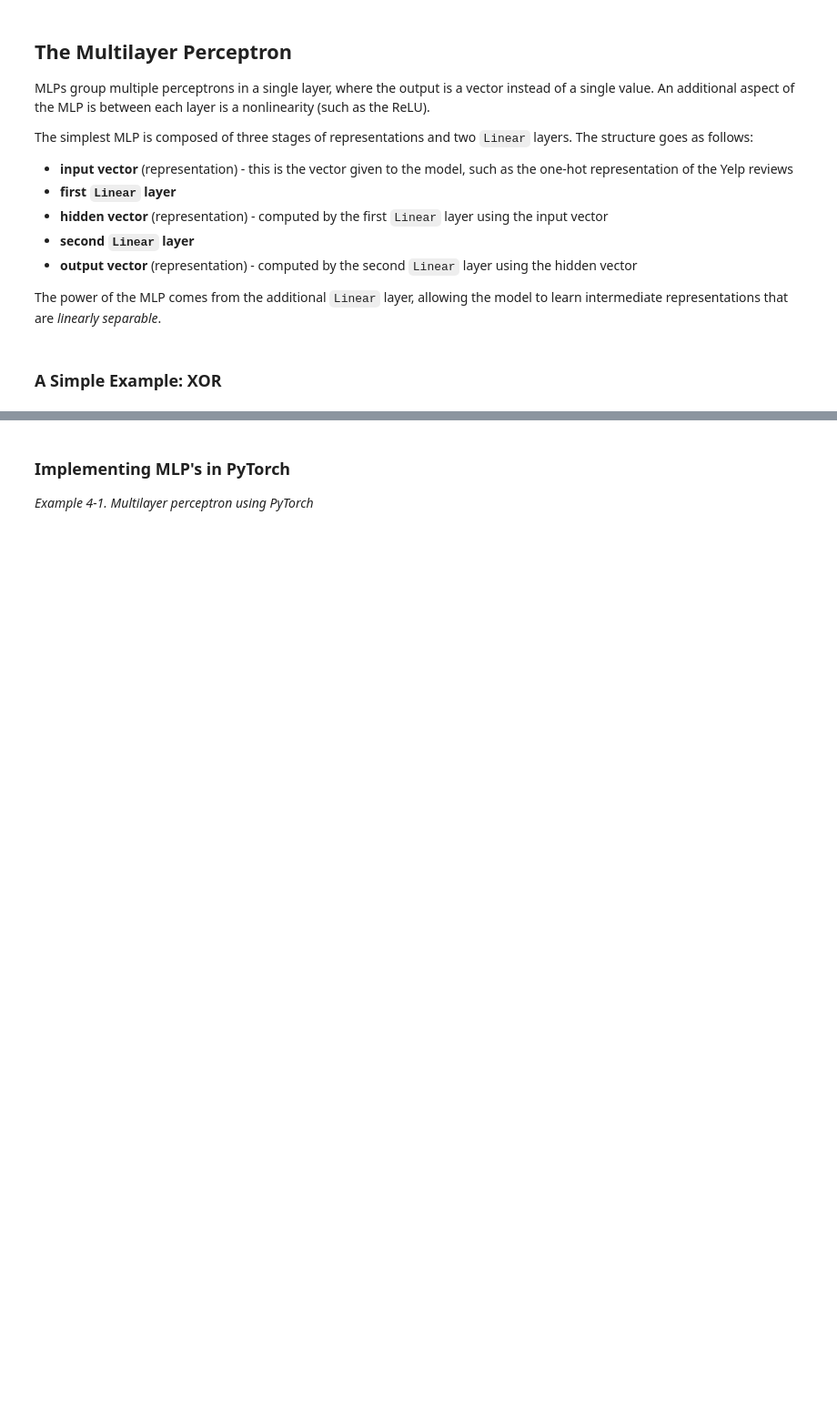
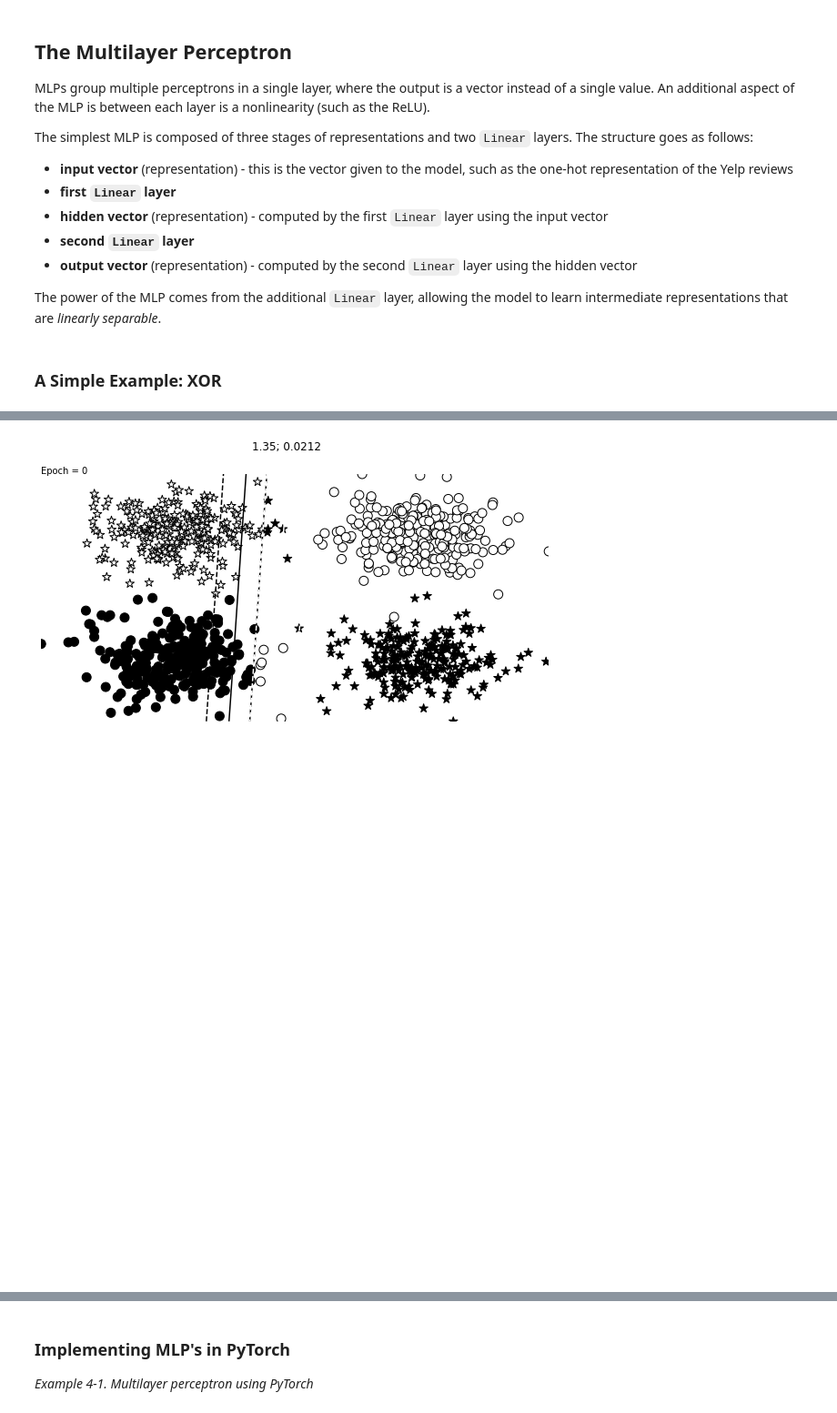
Before and after one commit to hookskl/nlp_w_pytorch, a Jupyter notebook: nlp_w_pytorch_ch4.ipynb, the cells around one changed output, grey strips where cells are left out. Shown at 91% size. Saved outputs shown, nothing was run; the diff lists cells and outputs as text; code cells hidden in the pictures; blank space fills up the shorter version.

```diff
--- a/nlp_w_pytorch_ch4.ipynb
+++ b/nlp_w_pytorch_ch4.ipynb
@@ -33,0 +258,59 @@ The power of the MLP comes from the additional `Linear` layer, allowing the mode
+# %%
+losses = []
+batch_size = 10000
+n_batches = 10
+max_epochs = 10
+
+loss_change = 1.0
+last_loss = 10.0
+change_threshold = 1e-3
+epoch = 0
+all_imagefiles = []
+
+lr = 0.01
+optimizer = optim.Adam(params=mlp1.parameters(), lr=lr)
+cross_ent_loss = nn.CrossEntropyLoss()
+
+def early_termination(loss_change, change_threshold, epoch, max_epochs):
+    terminate_for_loss_change = loss_change < change_threshold
+    terminate_for_epochs = epoch > max_epochs
+
+    #return terminate_for_loss_change or
+    return terminate_for_epochs
+
+while not early_termination(loss_change, change_threshold, epoch, max_epochs):
+    for _ in range(n_batches):
+        # step 0: fetch the data
+        x_data, y_target = get_toy_data(batch_size)
+
+        # step 1: zero the gradients
+        mlp1.zero_grad()
+
+        # step 2: run the forward pass
+        y_pred = mlp1(x_data).squeeze()
+
+        # step 3: compute the loss
+        loss = cross_ent_loss(y_pred, y_target.long())
+
+        # step 4: compute the backward pass
+        loss.backward()
+
+        # step 5: have the optimizer take an optimization step
+        optimizer.step()
+
+        # auxillary: bookkeeping
+        loss_value = loss.item()
+        losses.append(loss_value)
+        loss_change = abs(last_loss - loss_value)
+        last_loss = loss_value
+
+    fig, ax = plt.subplots(1, 1, figsize=(10,5))
+    if epoch % 5 == 0:
+        visualize_results(mlp1, x_data_static, y_truth_static, ax=ax, epoch=epoch,
+                          title=f"{loss_value:0.2f}; {loss_change:0.4f}")
+    plt.axis('off')
+    epoch += 1
+# %% [output]
+[figure, added]
+[figure, added]
+[figure, added]
```
Also changed, not shown: parts of 14 cells of this notebook.
